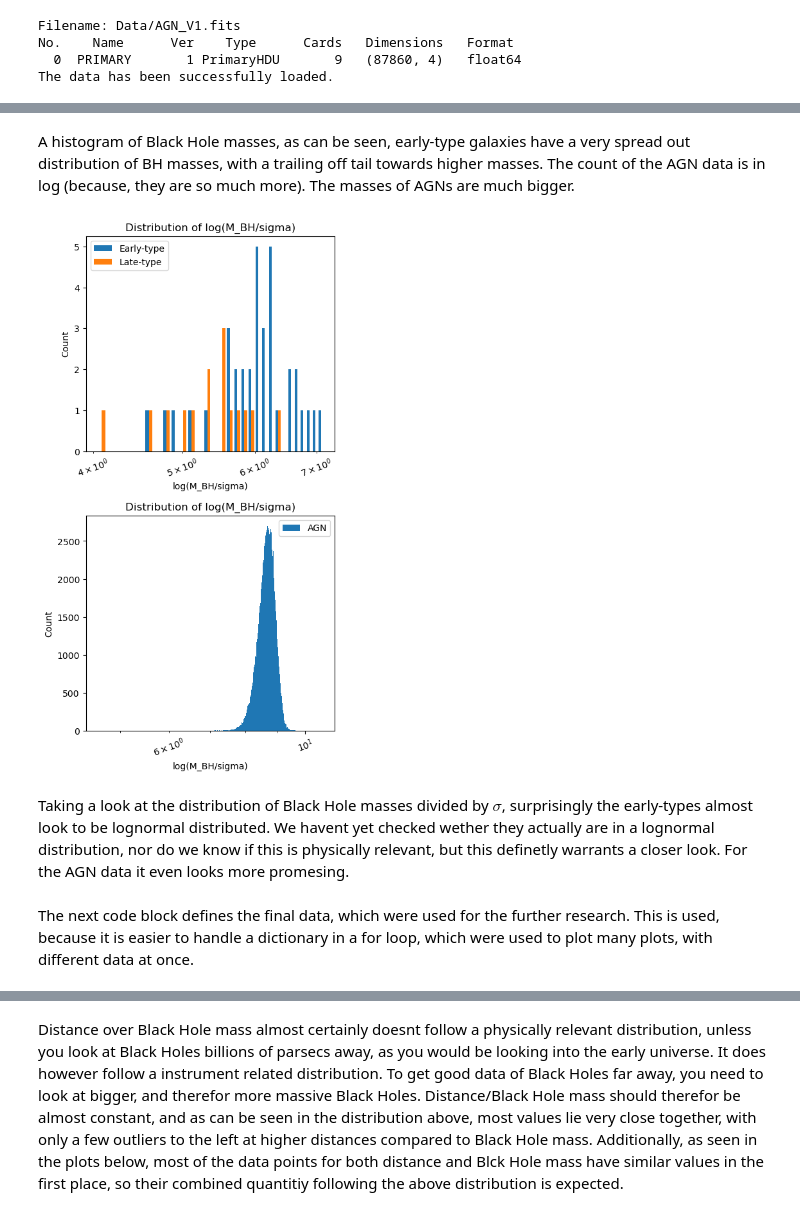
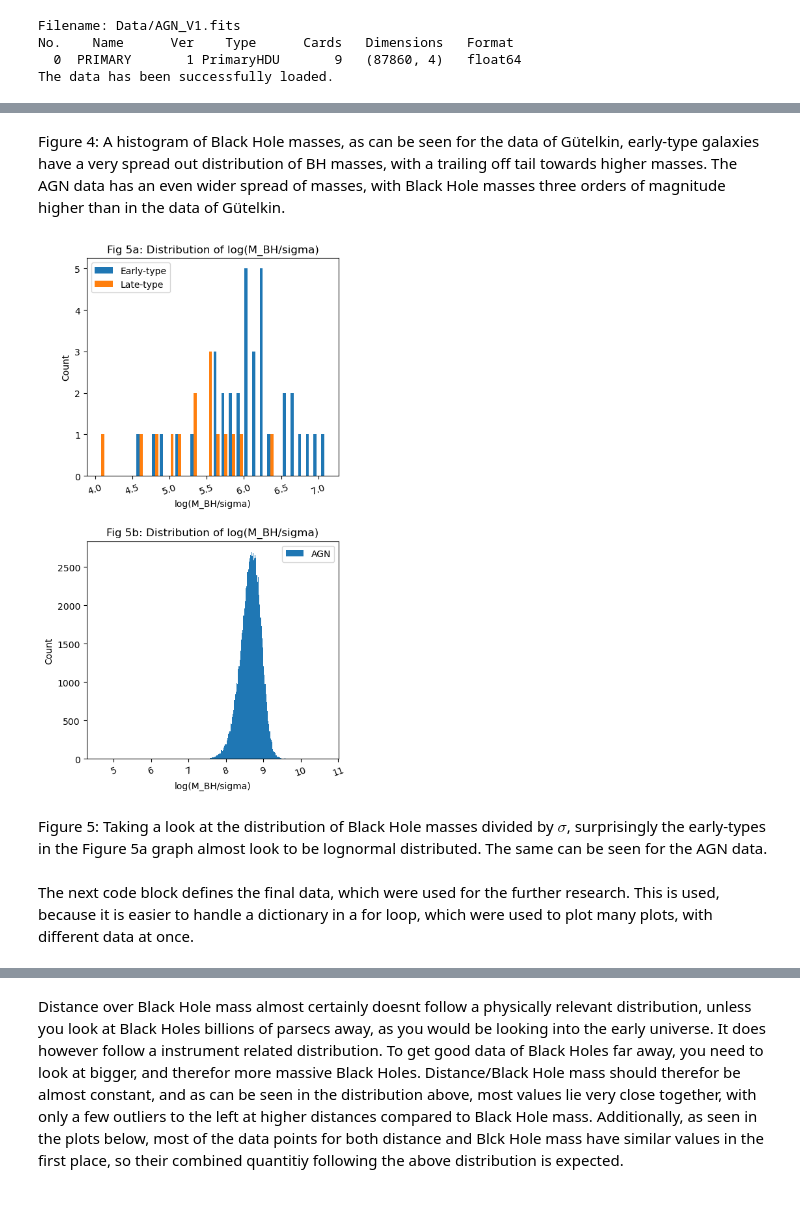
Before and after one commit to MonkeyTreeLover/M-Sigma-Relation, a Jupyter notebook: M_Sigma_Report_Neu.ipynb, the cells around one changed output, grey strips where cells are left out. Saved outputs shown, nothing was run; the diff lists cells and outputs as text; code cells hidden in the pictures.

```diff
--- a/M_Sigma_Report_Neu.ipynb
+++ b/M_Sigma_Report_Neu.ipynb
@@ -146,34 +140,32 @@ plt.show()
 # %% [markdown]
-A histogram of Black Hole masses, as can be seen, early-type galaxies have a very spread out distribution of BH masses, with a trailing off tail towards higher masses. The count of the AGN data is in log (because, they are so much more). The masses of AGNs are much bigger.
+Figure 4: A histogram of Black Hole masses, as can be seen for the data of Gütelkin, early-type galaxies have a very spread out distribution of BH masses, with a trailing off tail towards higher masses. The AGN data has an even wider spread of masses, with Black Hole masses three orders of magnitude higher than in the data of Gütelkin.
 # %%
 fig, axs = plt.subplots(2, 1, figsize=(5, 10))
 plt.subplots_adjust(hspace=0.3)
 
 x = "M_BH (solar masses)"
 y = "sigma_e (km/s)"
 
 axs[0].hist((np.log10(early_type[x]/early_type[y]), np.log10(late_type[x]/late_type[y])), label=("Early-type", "Late-type"), bins=30)
-axs[0].set_xscale("log")
+#axs[0].set_xscale("log")
 
 axs[0].legend()
-axs[0].set_title("Distribution of log(M_BH/sigma)")
+axs[0].set_title("Fig 5a: Distribution of log(M_BH/sigma)")
 axs[0].tick_params(axis="x", which="both", labelrotation=20)
 axs[0].set_xlabel("log(M_BH/sigma)")
 axs[0].set_ylabel("Count")
 
 axs[1].hist(np.log10(data_AGN_BH/data_AGN_SI), label="AGN", bins=300)
-axs[1].set_xscale("log")
+#axs[1].set_xscale("log")
 
 axs[1].legend()
-axs[1].set_title("Distribution of log(M_BH/sigma)")
+axs[1].set_title("Fig 5b: Distribution of log(M_BH/sigma)")
 axs[1].tick_params(axis="x", which="both", labelrotation=20)
 axs[1].set_xlabel("log(M_BH/sigma)")
 axs[1].set_ylabel("Count")
 
 plt.show()
 # %% [output]
-[figure, old version]
+[figure, new version]
 # %% [markdown]
-Taking a look at the distribution of Black Hole masses divided by $\sigma$, surprisingly the early-types almost look to be lognormal distributed. We havent yet checked wether they actually are in a lognormal distribution, nor do we know if this is physically relevant, but this definetly warrants a closer look. For the AGN data it even looks more promesing.
+Figure 5: Taking a look at the distribution of Black Hole masses divided by $\sigma$, surprisingly the early-types in the Figure 5a graph almost look to be lognormal distributed. The same can be seen for the AGN data.
-# %% [markdown]
-The next code block defines the final data, which were used for the further research. This is used, because it is easier to handle a dictionary in a for loop, which were used to plot many plots, with different data at once.
@@ -195,0 +172,2 @@ data = None
+# %% [markdown]
+The next code block defines the final data, which were used for the further research. This is used, because it is easier to handle a dictionary in a for loop, which were used to plot many plots, with different data at once.
```
Also changed, not shown: parts of 22 cells of this notebook.
